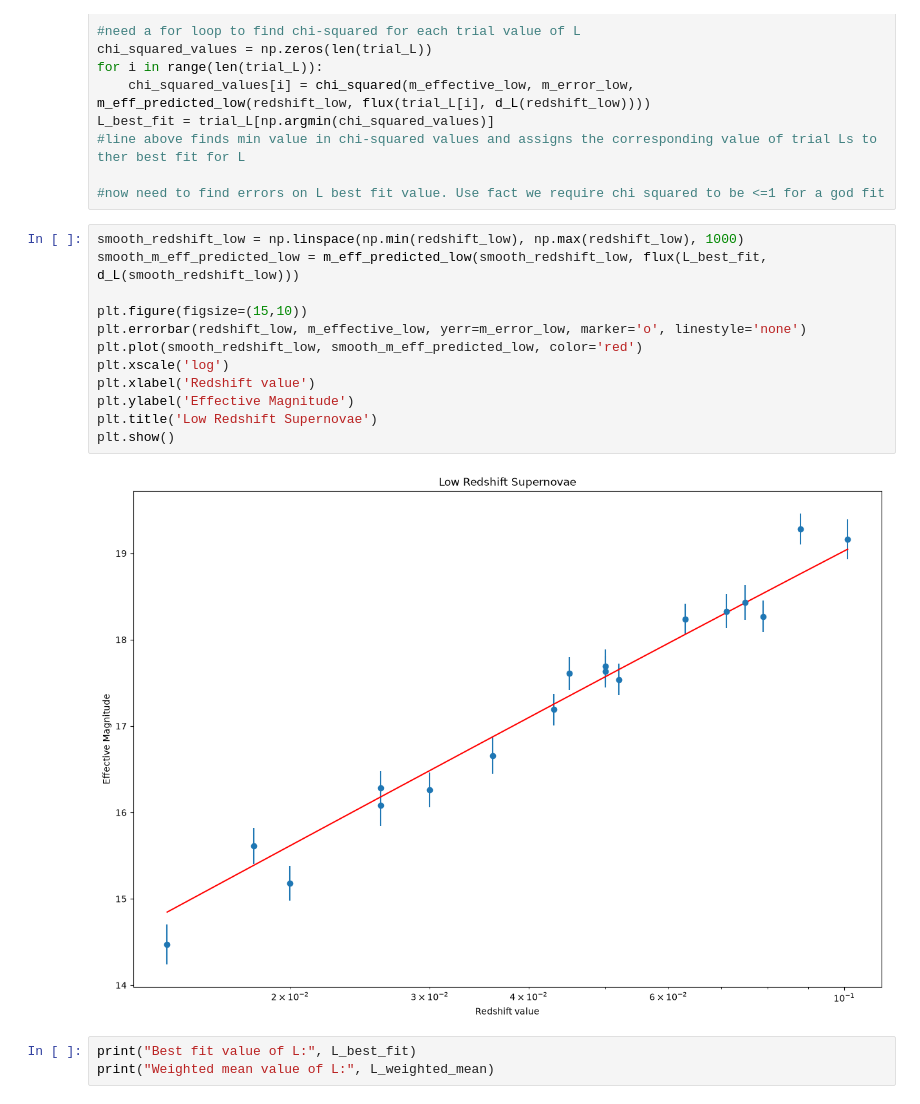
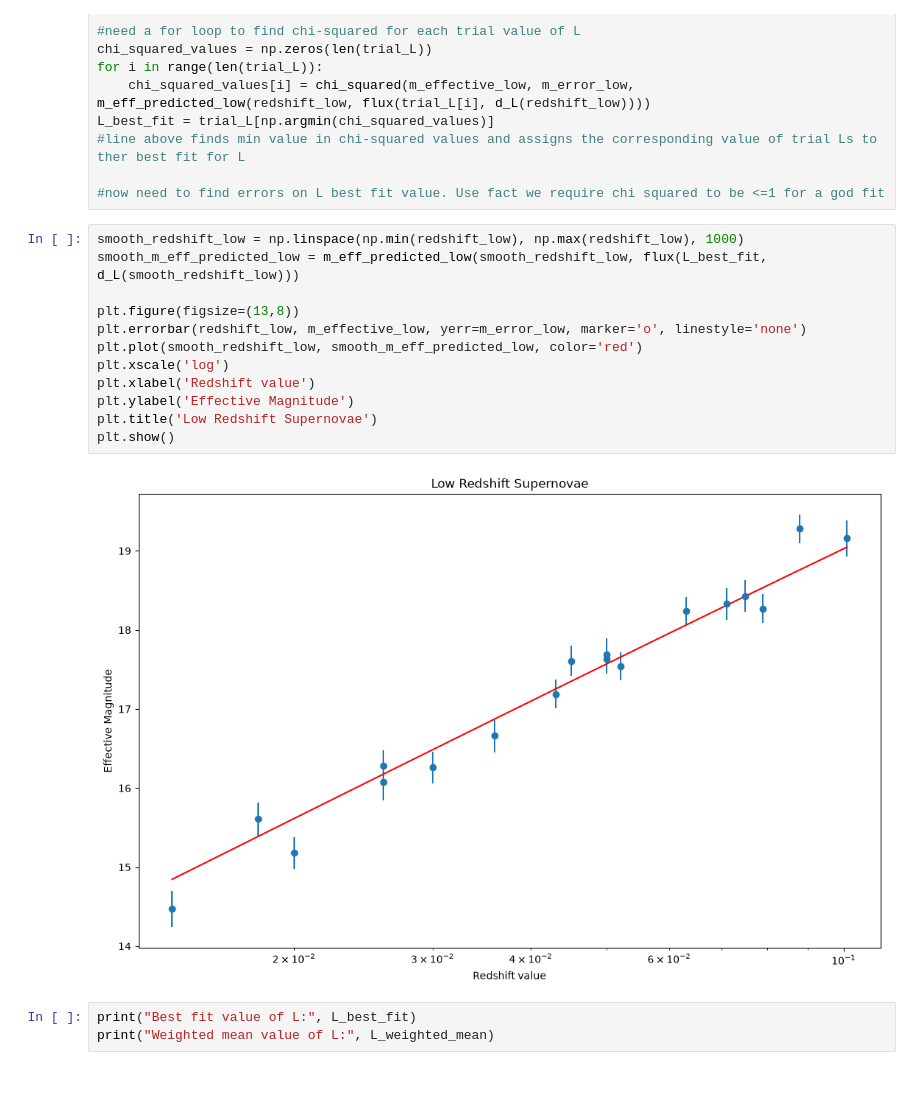
Before and after one commit to caitlin286/Supernova-Cosmology-Computing-Project, a Jupyter notebook: milestone.ipynb, the cells around one changed output. Drawn from its saved outputs; the diff is of its cells as text.

```diff
--- a/milestone.ipynb
+++ b/milestone.ipynb
@@ -52,17 +52,17 @@ L_best_fit = trial_L[np.argmin(chi_squared_values)]
 # %%
 smooth_redshift_low = np.linspace(np.min(redshift_low), np.max(redshift_low), 1000)
 smooth_m_eff_predicted_low = m_eff_predicted_low(smooth_redshift_low, flux(L_best_fit, d_L(smooth_redshift_low)))
 
-plt.figure(figsize=(15,10))
+plt.figure(figsize=(13,8))
 plt.errorbar(redshift_low, m_effective_low, yerr=m_error_low, marker='o', linestyle='none')
 plt.plot(smooth_redshift_low, smooth_m_eff_predicted_low, color='red')
 plt.xscale('log')
 plt.xlabel('Redshift value')
 plt.ylabel('Effective Magnitude')
 plt.title('Low Redshift Supernovae')
 plt.show()
 # %% [output]
-[figure, old version]
+[figure, new version]
 # %%
 print("Best fit value of L:", L_best_fit)
 print("Weighted mean value of L:", L_weighted_mean)
```
Also changed, not shown: parts of 3 cells of this notebook.
